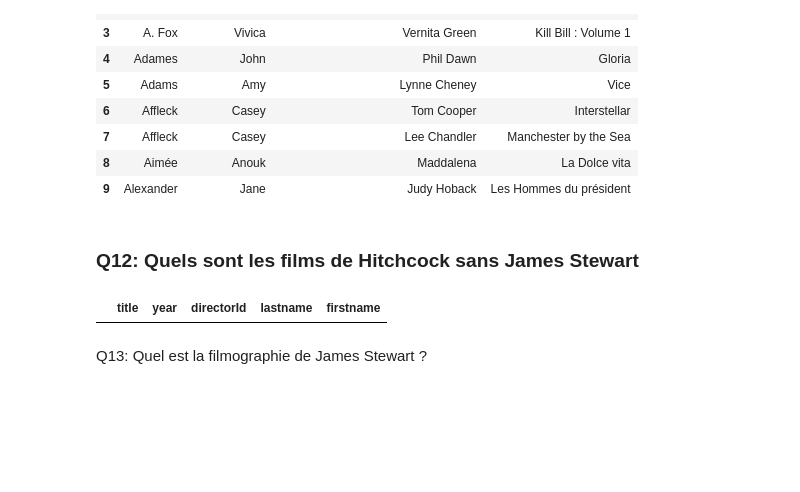
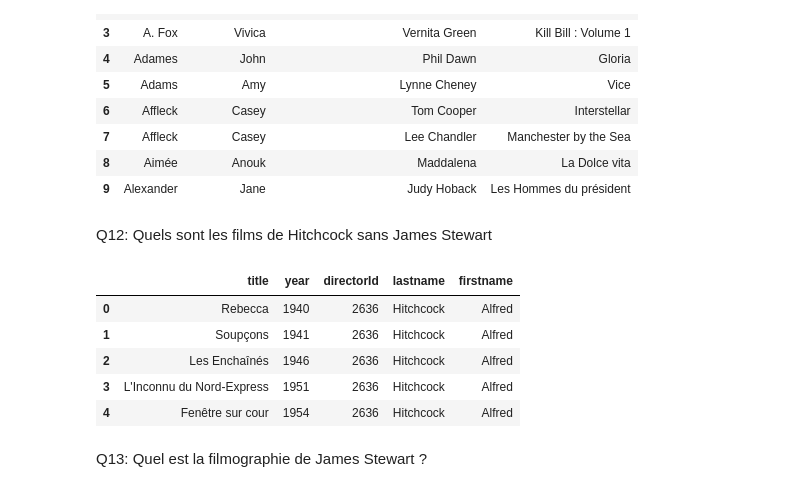
Before and after one commit to CPingeon/movies3, a Jupyter notebook: movies-3.ipynb, the cells around one changed output. Saved outputs shown, nothing was run; the diff lists cells and outputs as text; code cells hidden in the pictures; blank space fills up the shorter version.

```diff
--- a/movies-3.ipynb
+++ b/movies-3.ipynb
@@ -363,20 +361,29 @@ results11.head(10)
 | 8 | Aimée | Anouk | Maddalena | La Dolce vita |
 | 9 | Alexander | Jane | Judy Hoback | Les Hommes du président |
 # %% [markdown]
-### **Q12: Quels sont les films de Hitchcock sans James Stewart**
+Q12: Quels sont les films de Hitchcock sans James Stewart
 # %%
 sql_query_12 = """
     SELECT movies.title, movies.year, movies.directorId, artists.lastname, artists.firstname
     FROM artists
     INNER JOIN movies ON artists.id=movies.directorId
-    INNER JOIN roles ON artists.id=roles.actorId
-    WHERE artists.lastname = "Ford"
+    WHERE artists.lastname = "Hitchcock"
+    AND artists.lastname NOT IN (
+        SELECT artists.lastname
+        FROM artists
+        WHERE artists.lastname = "Stewart")
+    ORDER BY movies.year ASC
 """
 
 results12 = pd.read_sql_query(sql_query_12, engine)
 results12.head(5)
 # %% [output]
 |  | title | year | directorId | lastname | firstname |
+| 0 | Rebecca | 1940 | 2636 | Hitchcock | Alfred |
+| 1 | Soupçons | 1941 | 2636 | Hitchcock | Alfred |
+| 2 | Les Enchaînés | 1946 | 2636 | Hitchcock | Alfred |
+| 3 | L'Inconnu du Nord-Express | 1951 | 2636 | Hitchcock | Alfred |
+| 4 | Fenêtre sur cour | 1954 | 2636 | Hitchcock | Alfred |
 # %% [markdown]
 Q13: Quel est la filmographie de James Stewart ?
 # %%
```
Also changed, not shown: parts of 4 cells of this notebook.
